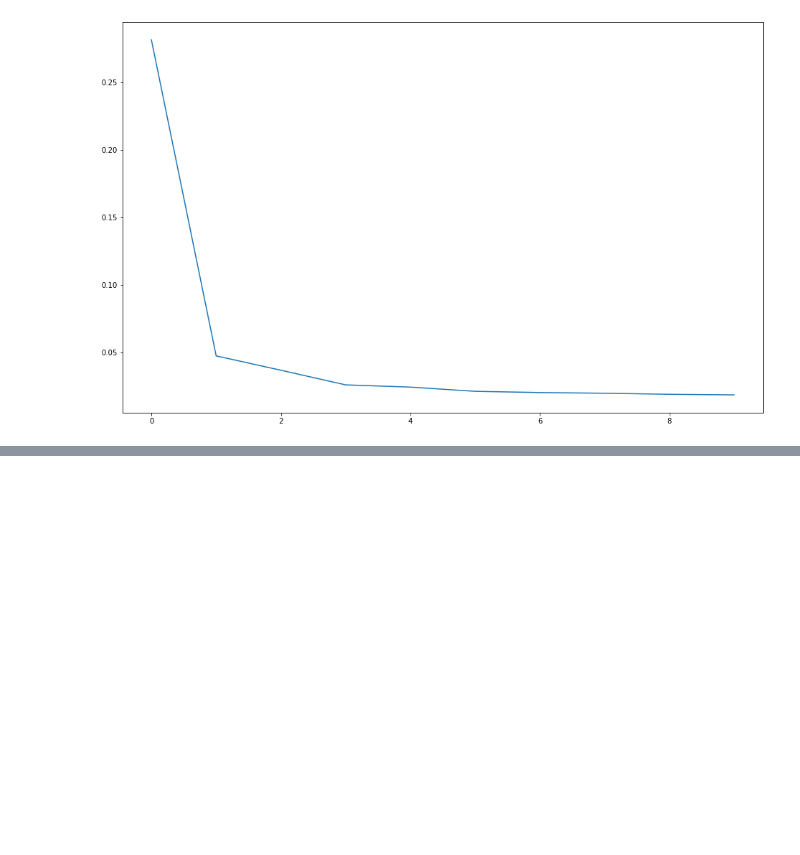
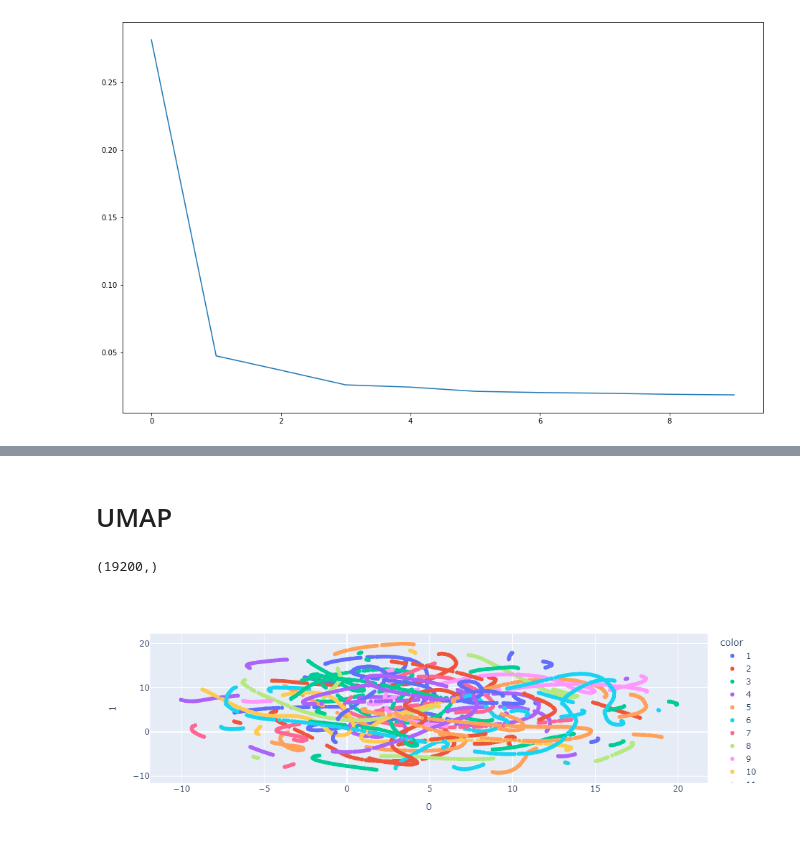
Before and after one commit to thieskeloo/Spiking_force_learning_barrel_cortex, a Jupyter notebook: Python data analysis/data-analysis.ipynb, the cells around one changed output, grey strips where cells are left out. Saved outputs shown, nothing was run; the diff lists cells and outputs as text; code cells hidden in the pictures; blank space fills up the shorter version.

Commit message:
Added more dimensionality reduction techniques
added umap and LPP dimensionality reduction

```diff
--- a/Python data analysis/data-analysis.ipynb
+++ b/Python data analysis/data-analysis.ipynb
@@ -275,0 +324,26 @@ plt.plot(pca.explained_variance_ratio_)
+# %% [markdown]
+# UMAP
+# %%
+trainingWeights_flat = trainingWeights.reshape(-1, trainingWeights.shape[-1])
+coloring = np.array([i for i in range(1, numNetworks+1) for _ in range(1200)]).reshape(numNetworks*1200,1).ravel().astype(str)
+
+coloring.shape
+# %% [output]
+(19200,)
+# %%
+
+#We finally create the umap embedding by stating the number of components,
+umap_4d = UMAP(n_components=2, init='random', random_state=0)
+
+#And we embed the data following the specifications above.
+proj_4d = umap_4d.fit_transform(trainingWeights_flat)
+
+#Finally, we can visualize the embeddings with the use of scatterplots
+fig_2d1 = px.scatter(
+    proj_4d, x=0, y=1,
+    color=coloring
+)
+
+fig_2d1.show()
+# %% [output]
+[figure, added]
```
Also changed, not shown: parts of 9 cells of this notebook.
